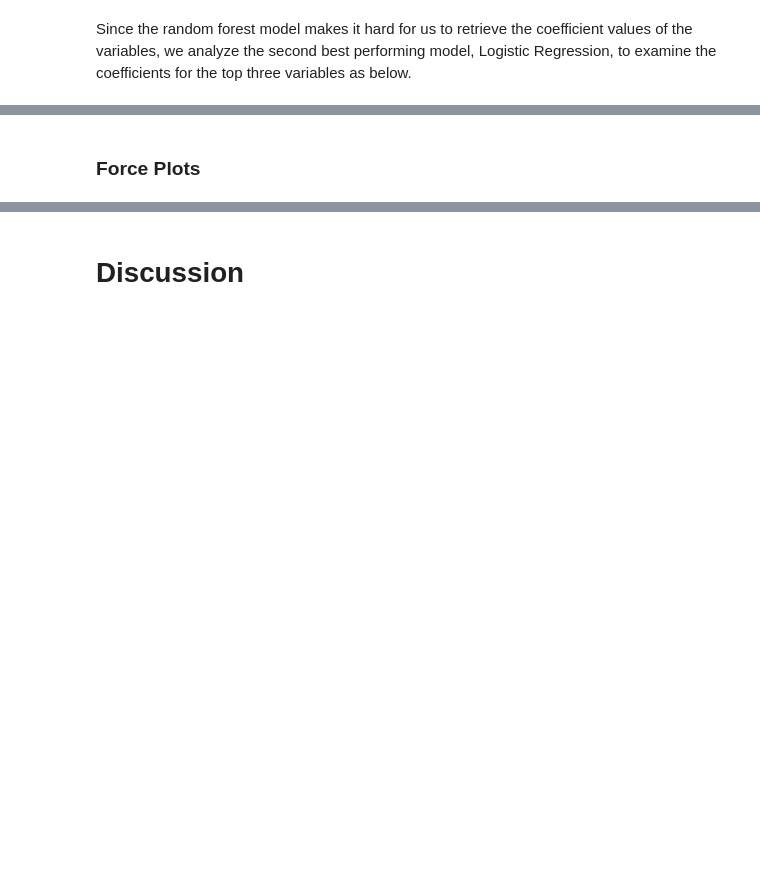
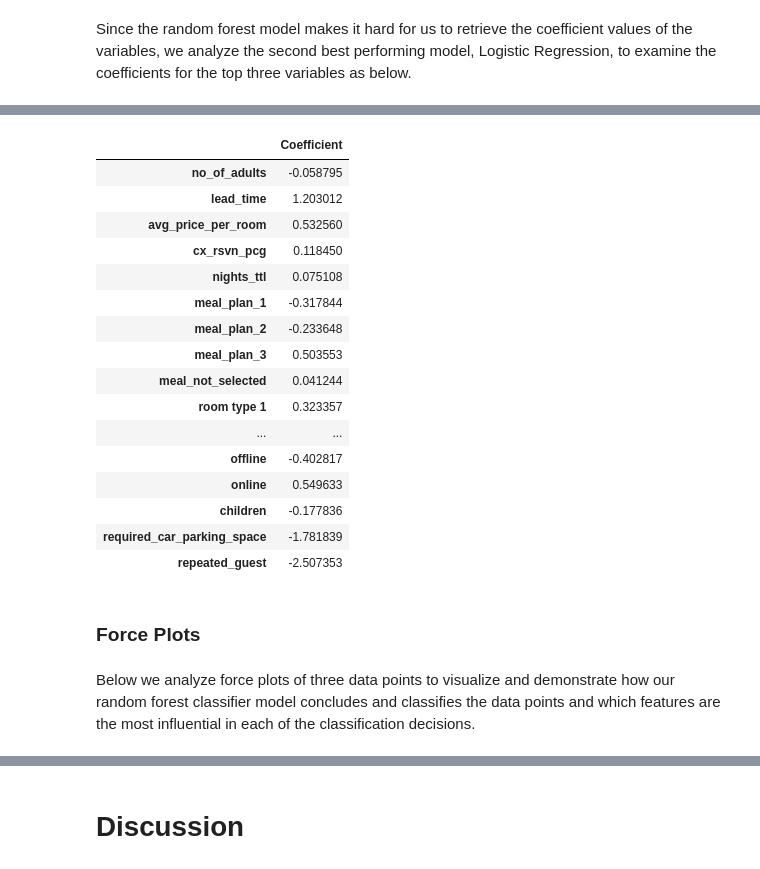
Before and after one commit to jh22d/BookedUp, a Jupyter notebook: Final_Project.ipynb, the cells around one changed output, grey strips where cells are left out. Drawn from its saved outputs; the diff is of its cells as text; code cells hidden in the pictures; blank space fills up the shorter version.

```diff
--- a/Final_Project.ipynb
+++ b/Final_Project.ipynb
@@ -643,5 +619,29 @@ We see that all of the top three features have positive coefficients, meaning th
+# %%
+coef_df.style.apply(lambda x: ['background: orange'
+                                  if (x.name == 'repeated_guest' or x.name == 'required_car_parking_space' or x.name=="complementary" )
+                                  else '' for i in x], axis=1)
+# %% [output]
+|  | Coefficient |
+| no_of_adults | -0.058795 |
+| lead_time | 1.203012 |
+| avg_price_per_room | 0.532560 |
+| cx_rsvn_pcg | 0.118450 |
+| nights_ttl | 0.075108 |
+| meal_plan_1 | -0.317844 |
+| meal_plan_2 | -0.233648 |
+| meal_plan_3 | 0.503553 |
+| meal_not_selected | 0.041244 |
+| room type 1 | 0.323357 |
+| ... | ... |
+| offline | -0.402817 |
+| online | 0.549633 |
+| children | -0.177836 |
+| required_car_parking_space | -1.781839 |
+| repeated_guest | -2.507353 |
 # %% [markdown]
 ### Force Plots
+# %% [markdown]
+Below we analyze force plots of three data points to visualize and demonstrate how our random forest classifier model concludes and classifies the data points and which features are the most influential in each of the classification decisions.
 # %%
 shap.initjs()
 # %% [output]
```
Also changed, not shown: parts of 33 cells of this notebook.
